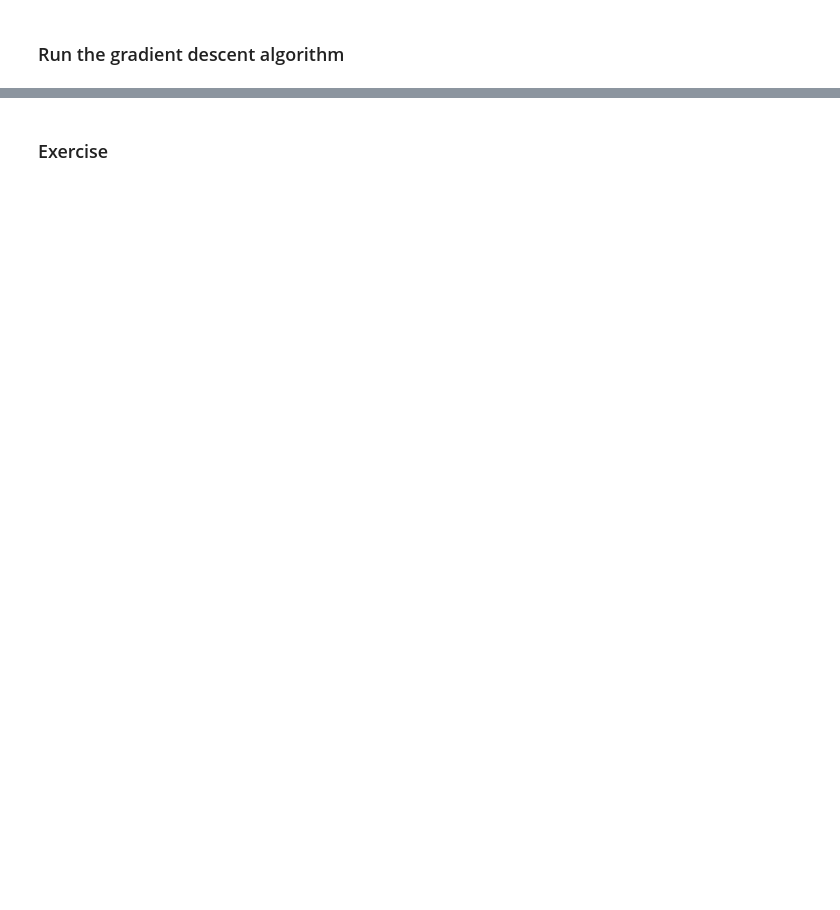
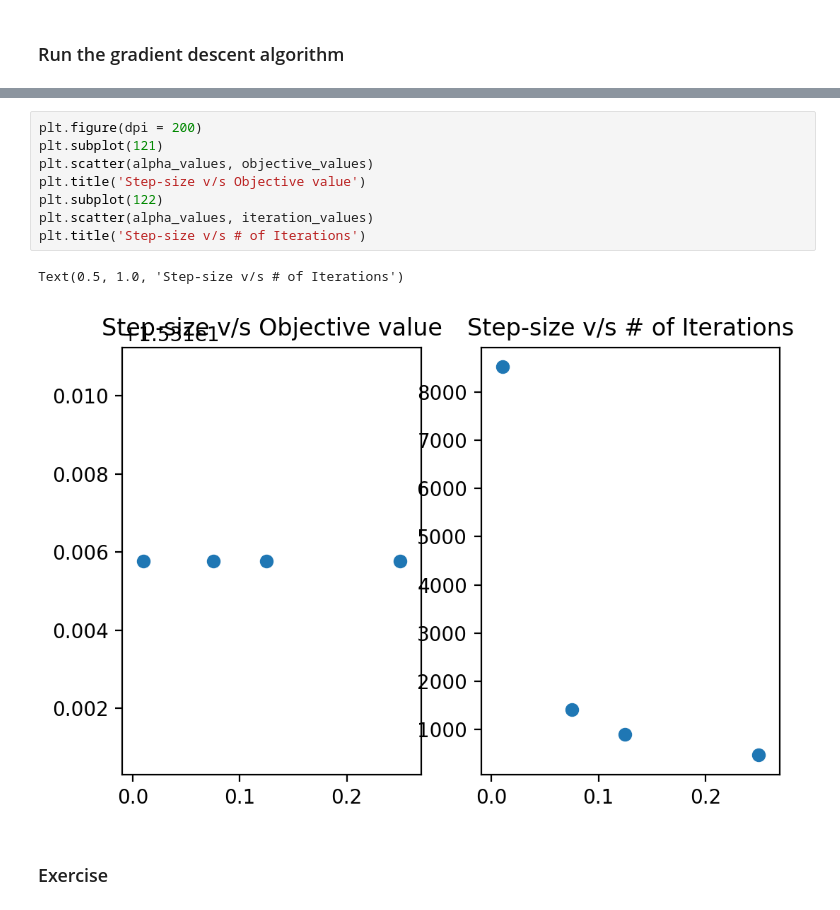
Before and after one commit to UW-AMO/neurohackademy, a Jupyter notebook: notebooks/Simple Logistic Regression.ipynb, the cells around one changed output, grey strips where cells are left out. Drawn from its saved outputs; the diff is of its cells as text; blank space fills up the shorter version.

```diff
--- a/notebooks/Simple Logistic Regression.ipynb
+++ b/notebooks/Simple Logistic Regression.ipynb
@@ -144,3 +177,14 @@ print(counter)
+# %%
+plt.figure(dpi = 200)
+plt.subplot(121)
+plt.scatter(alpha_values, objective_values)
+plt.title('Step-size v/s Objective value')
+plt.subplot(122)
+plt.scatter(alpha_values, iteration_values)
+plt.title('Step-size v/s # of Iterations')
+# %% [output]
+Text(0.5, 1.0, 'Step-size v/s # of Iterations')
+[figure, added]
 # %% [markdown]
 ### Exercise
 # %% [markdown]
```
Also changed, not shown: parts of 20 cells of this notebook.
